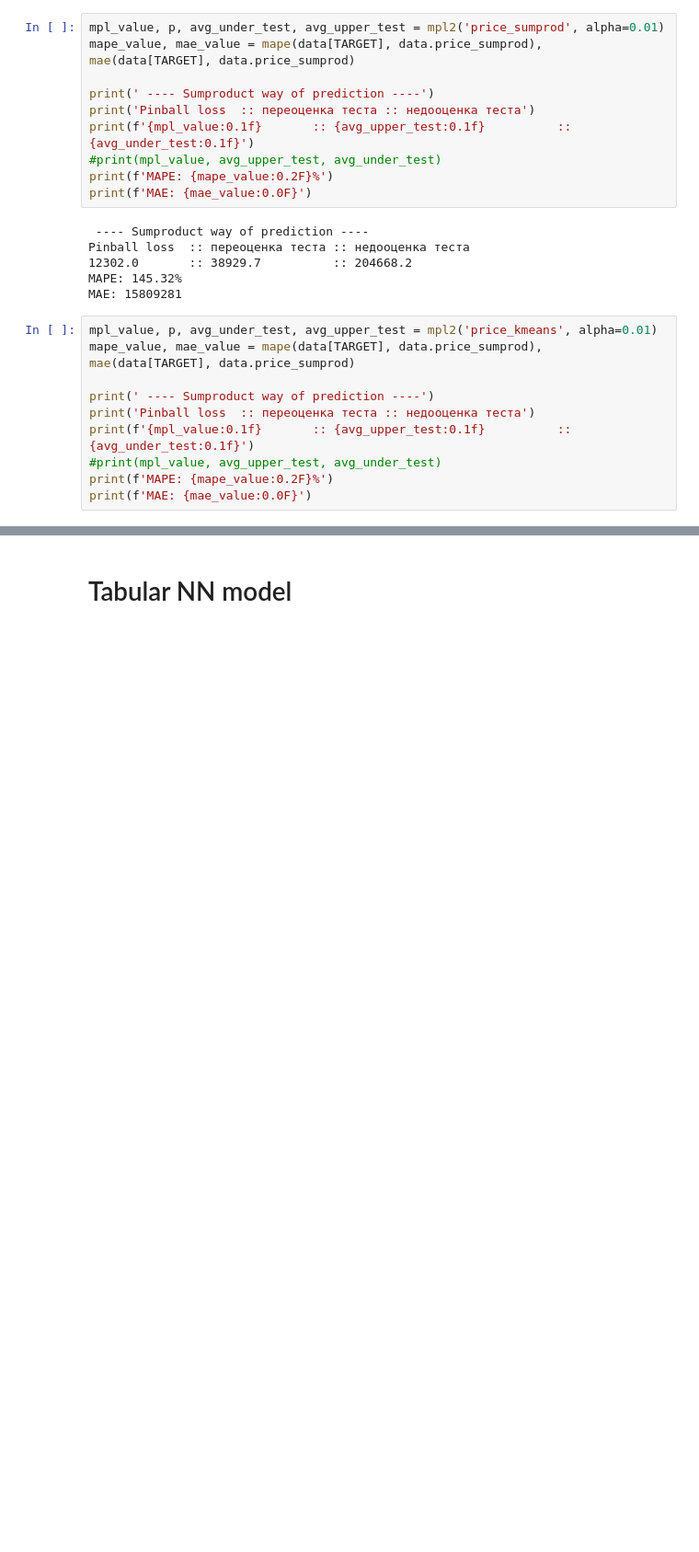
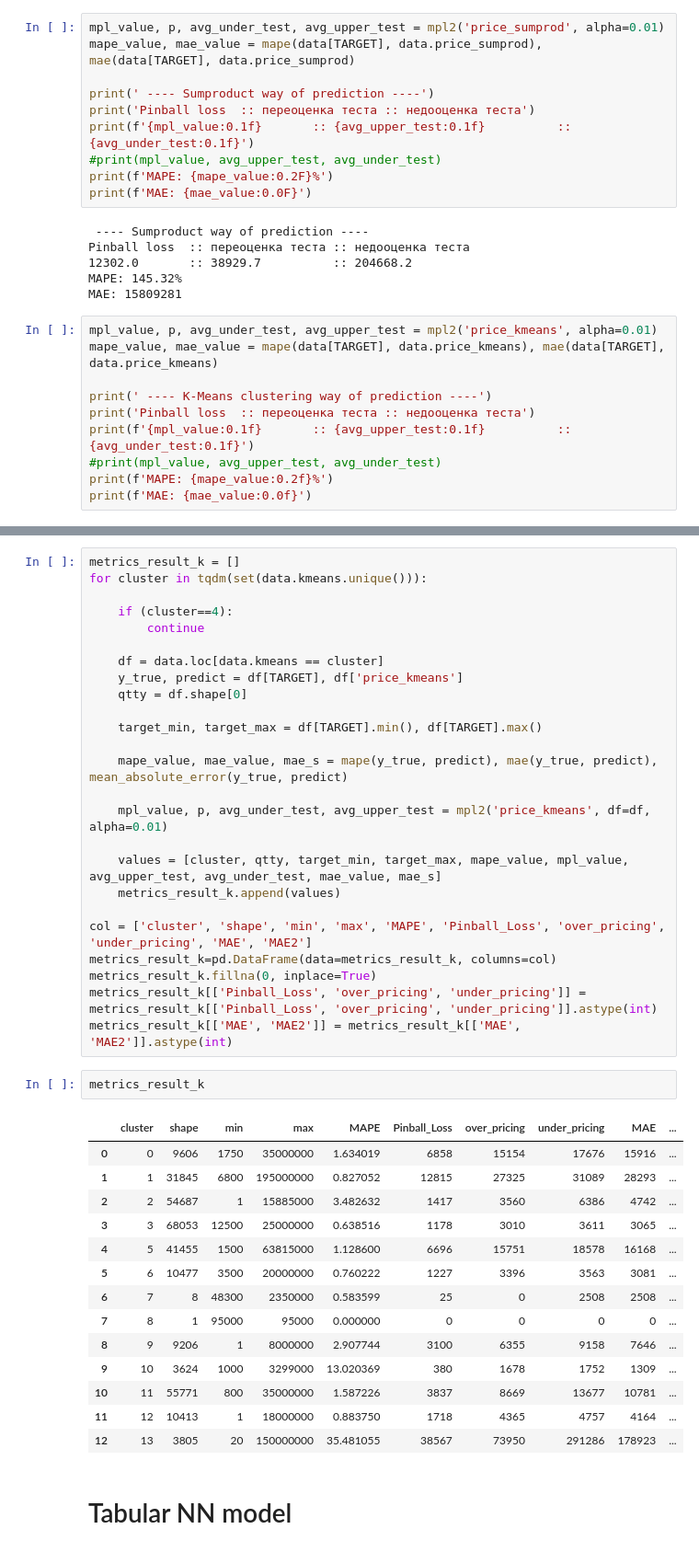
Before and after one commit to SeregeiKroupen/SF, a Jupyter notebook: final_project/Final_project_ML.ipynb, the cells around one changed output, grey strips where cells are left out. Shown at 92% size. Cells and saved outputs as stored; diff of their text form; blank space fills up the shorter version.

Commit message:
stat ML-clustering ML-model

```diff
--- a/final_project/Final_project_ML.ipynb
+++ b/final_project/Final_project_ML.ipynb
@@ -835,12 +835,12 @@ MAPE: 145.32%
 MAE: 15809281
 # %%
 mpl_value, p, avg_under_test, avg_upper_test = mpl2('price_kmeans', alpha=0.01)
-mape_value, mae_value = mape(data[TARGET], data.price_sumprod), mae(data[TARGET], data.price_sumprod)
+mape_value, mae_value = mape(data[TARGET], data.price_kmeans), mae(data[TARGET], data.price_kmeans)
 
-print(' ---- Sumproduct way of prediction ----')
+print(' ---- K-Means clustering way of prediction ----')
 print('Pinball loss  :: переоценка теста :: недооценка теста')
 print(f'{mpl_value:0.1f}       :: {avg_upper_test:0.1f}          :: {avg_under_test:0.1f}')
 #print(mpl_value, avg_upper_test, avg_under_test)
-print(f'MAPE: {mape_value:0.2F}%')
-print(f'MAE: {mae_value:0.0F}')
+print(f'MAPE: {mape_value:0.2f}%')
+print(f'MAE: {mae_value:0.0f}')
 # %% [output]
@@ -852,3 +852,45 @@ MAE: 15809281
+# %%
+metrics_result_k = []
+for cluster in tqdm(set(data.kmeans.unique())):
+
+    if (cluster==4):
+        continue
+
+    df = data.loc[data.kmeans == cluster]
+    y_true, predict = df[TARGET], df['price_kmeans']
+    qtty = df.shape[0]
+
+    target_min, target_max = df[TARGET].min(), df[TARGET].max()
+
+    mape_value, mae_value, mae_s = mape(y_true, predict), mae(y_true, predict), mean_absolute_error(y_true, predict)
+
+    mpl_value, p, avg_under_test, avg_upper_test = mpl2('price_kmeans', df=df, alpha=0.01)
+
+    values = [cluster, qtty, target_min, target_max, mape_value, mpl_value, avg_upper_test, avg_under_test, mae_value, mae_s]
+    metrics_result_k.append(values)
+
+col = ['cluster', 'shape', 'min', 'max', 'MAPE', 'Pinball_Loss', 'over_pricing', 'under_pricing', 'MAE', 'MAE2']
+metrics_result_k=pd.DataFrame(data=metrics_result_k, columns=col)
+metrics_result_k.fillna(0, inplace=True)
+metrics_result_k[['Pinball_Loss', 'over_pricing', 'under_pricing']] = metrics_result_k[['Pinball_Loss', 'over_pricing', 'under_pricing']].astype(int)
+metrics_result_k[['MAE', 'MAE2']] = metrics_result_k[['MAE', 'MAE2']].astype(int)
+# %%
+metrics_result_k
+# %% [output]
+|  | cluster | shape | min | max | MAPE | Pinball_Loss | over_pricing | under_pricing | MAE | ... |
+| 0 | 0 | 9606 | 1750 | 35000000 | 1.634019 | 6858 | 15154 | 17676 | 15916 | ... |
+| 1 | 1 | 31845 | 6800 | 195000000 | 0.827052 | 12815 | 27325 | 31089 | 28293 | ... |
+| 2 | 2 | 54687 | 1 | 15885000 | 3.482632 | 1417 | 3560 | 6386 | 4742 | ... |
+| 3 | 3 | 68053 | 12500 | 25000000 | 0.638516 | 1178 | 3010 | 3611 | 3065 | ... |
+| 4 | 5 | 41455 | 1500 | 63815000 | 1.128600 | 6696 | 15751 | 18578 | 16168 | ... |
+| 5 | 6 | 10477 | 3500 | 20000000 | 0.760222 | 1227 | 3396 | 3563 | 3081 | ... |
+| 6 | 7 | 8 | 48300 | 2350000 | 0.583599 | 25 | 0 | 2508 | 2508 | ... |
+| 7 | 8 | 1 | 95000 | 95000 | 0.000000 | 0 | 0 | 0 | 0 | ... |
+| 8 | 9 | 9206 | 1 | 8000000 | 2.907744 | 3100 | 6355 | 9158 | 7646 | ... |
+| 9 | 10 | 3624 | 1000 | 3299000 | 13.020369 | 380 | 1678 | 1752 | 1309 | ... |
+| 10 | 11 | 55771 | 800 | 35000000 | 1.587226 | 3837 | 8669 | 13677 | 10781 | ... |
+| 11 | 12 | 10413 | 1 | 18000000 | 0.883750 | 1718 | 4365 | 4757 | 4164 | ... |
+| 12 | 13 | 3805 | 20 | 150000000 | 35.481055 | 38567 | 73950 | 291286 | 178923 | ... |
 # %% [markdown]
 # Tabular NN model
 # %% [markdown]
```
Also changed, not shown: parts of 2 cells of this notebook.
